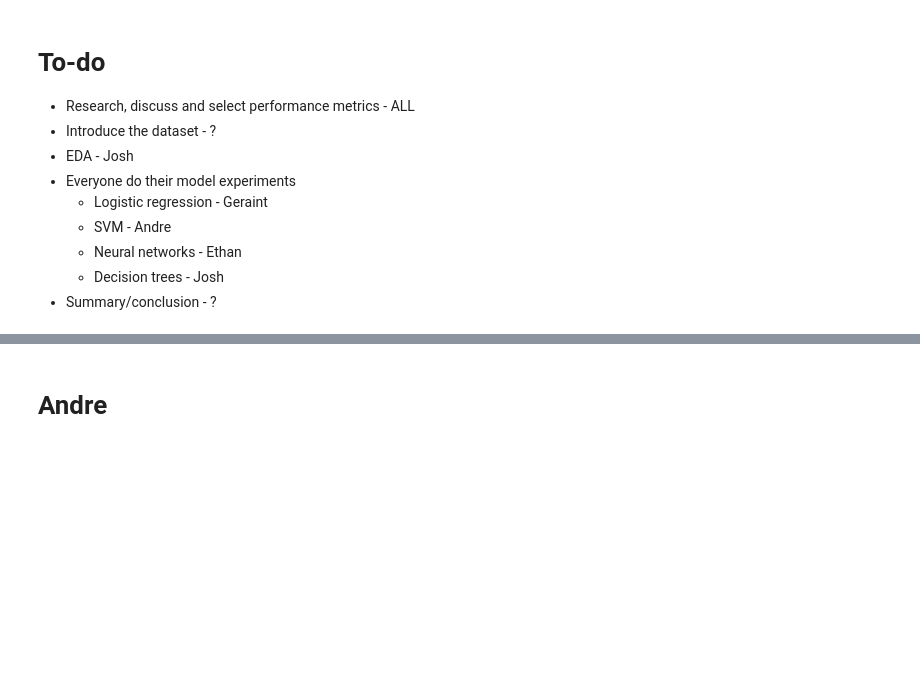
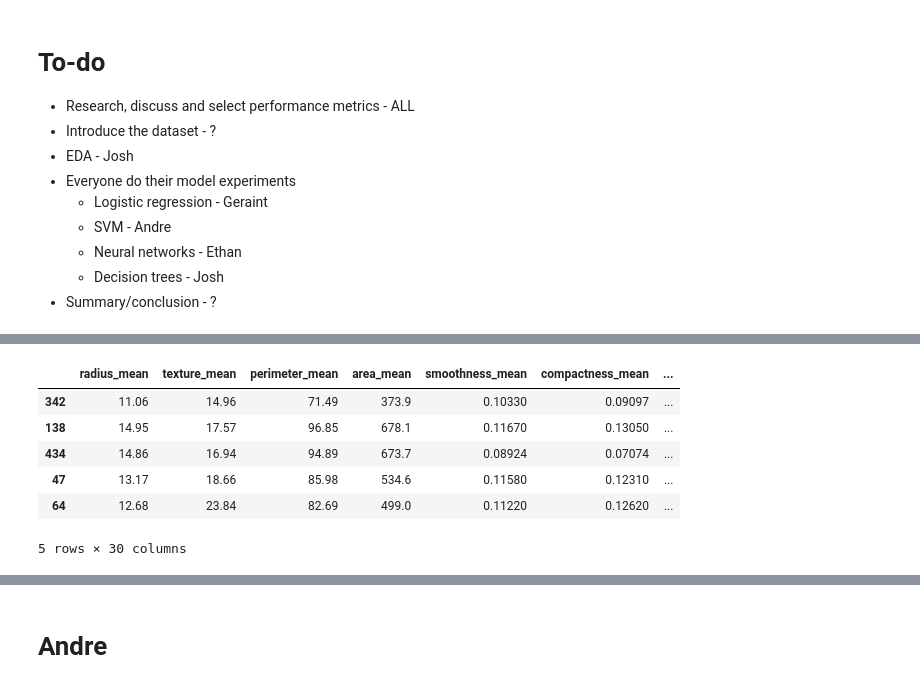
Before and after one commit to a-matson/DST_ASS1, a Jupyter notebook: report.ipynb, the cells around one changed output, grey strips where cells are left out. Drawn from its saved outputs; the diff is of its cells as text; code cells hidden in the pictures; blank space fills up the shorter version.

```diff
--- a/report.ipynb
+++ b/report.ipynb
@@ -20,0 +61,38 @@
+# %%
+column_name_mapping = {
+    "radius1": "radius_mean",
+    "texture1": "texture_mean",
+    "perimeter1": "perimeter_mean",
+    "area1": "area_mean",
+    "smoothness1": "smoothness_mean",
+    "compactness1": "compactness_mean",
+    "concavity1": "concavity_mean",
+    "concave_points1": "concave points_mean",
+    "symmetry1": "symmetry_mean",
+    "fractal_dimension1": "fractal_dimension_mean",
+    "radius2": "radius_se",
+    "texture2": "texture_se",
+    "perimeter2": "perimeter_se",
+    "area2": "area_se",
+    "smoothness2": "smoothness_se",
+    "compactness2": "compactness_se",
+    "concavity2": "concavity_se",
+    "concave_points2": "concave points_se",
+    "symmetry2": "symmetry_se",
+    "fractal_dimension2": "fractal_dimension_se",
+    "radius3": "radius_worst",
+    "texture3": "texture_worst",
+    "perimeter3": "perimeter_worst",
+    "area3": "area_worst",
+    "smoothness3": "smoothness_worst",
+    "compactness3": "compactness_worst",
+    "concavity3": "concavity_worst",
+    "concave_points3": "concave points_worst",
+    "symmetry3": "symmetry_worst",
+    "fractal_dimension3": "fractal_dimension_worst",
+}
+# %%
+# Rename columns
+
+X = X.rename(columns=column_name_mapping)
+X.columns
@@ -20,0 +110,14 @@
+# %%
+# Train-test split
+
+X_train, X_test, y_train, y_test = train_test_split(X, y, test_size=0.2, random_state=4)
+# %%
+X_train.head()
+# %% [output]
+|  | radius_mean | texture_mean | perimeter_mean | area_mean | smoothness_mean | compactness_mean | ... |
+| 342 | 11.06 | 14.96 | 71.49 | 373.9 | 0.10330 | 0.09097 | ... |
+| 138 | 14.95 | 17.57 | 96.85 | 678.1 | 0.11670 | 0.13050 | ... |
+| 434 | 14.86 | 16.94 | 94.89 | 673.7 | 0.08924 | 0.07074 | ... |
+| 47 | 13.17 | 18.66 | 85.98 | 534.6 | 0.11580 | 0.12310 | ... |
+| 64 | 12.68 | 23.84 | 82.69 | 499.0 | 0.11220 | 0.12620 | ... |
+5 rows × 30 columns
```
Also changed, not shown: parts of 9 cells of this notebook.
